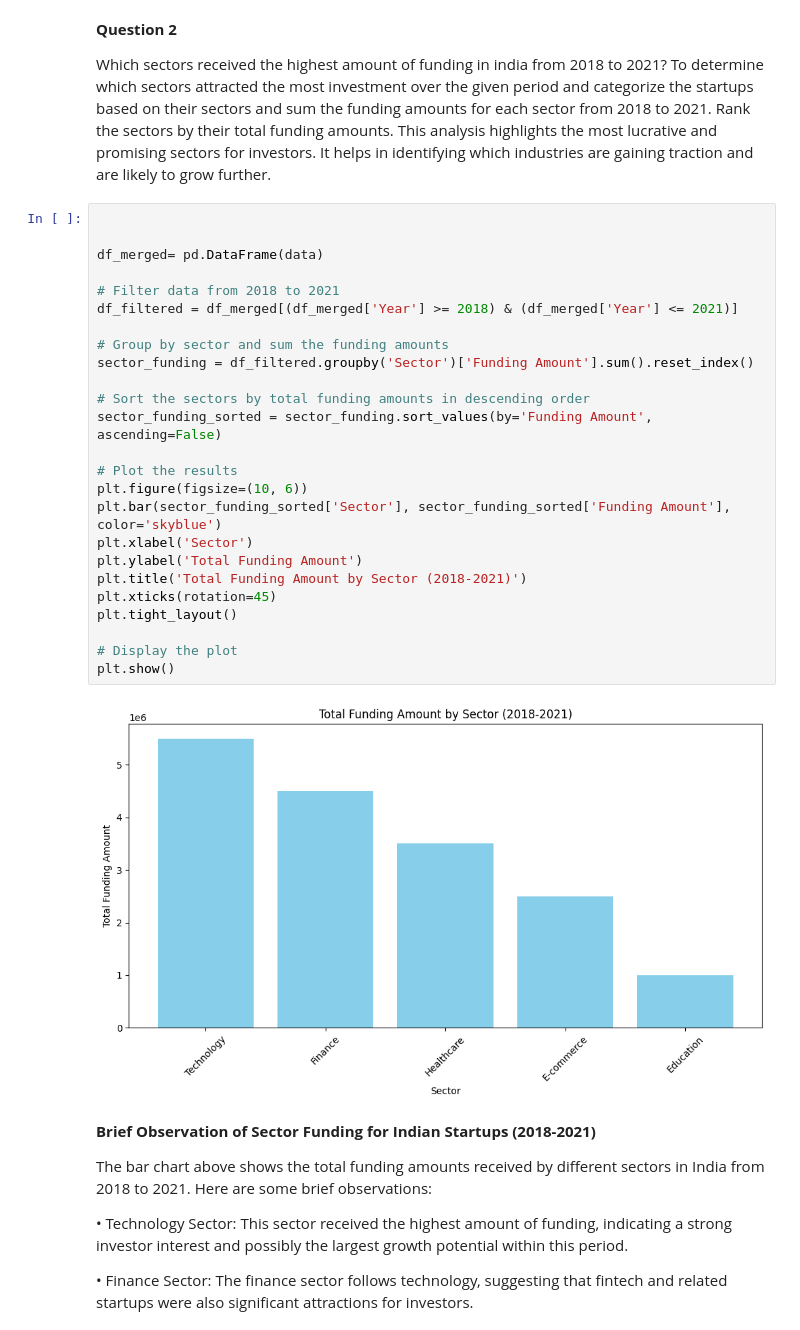
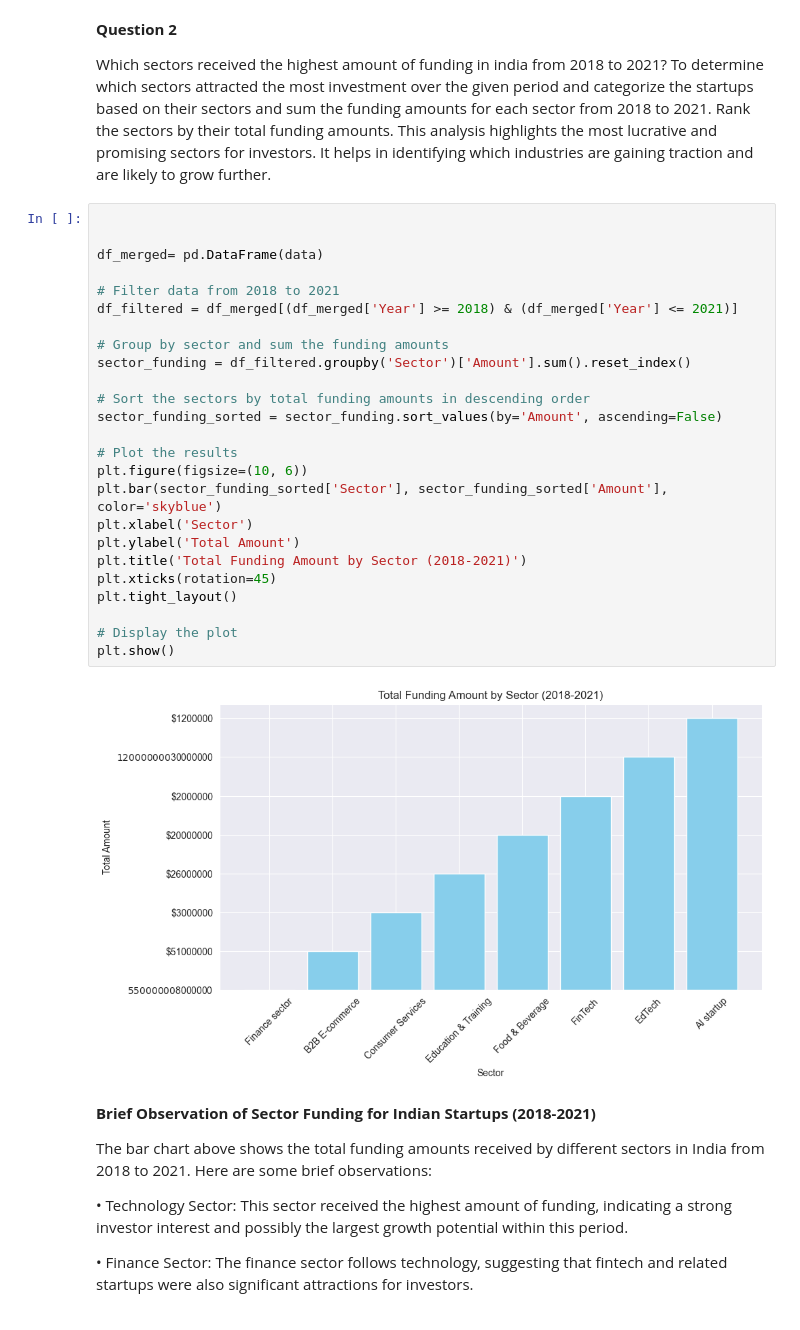
Before and after one commit to Wisdom-EdemD-rah/Indian-Startup-Ecosystem-Project, a Jupyter notebook: Notebooks/ISEP.ipynb, the cells around one changed output. Cells and saved outputs as stored; diff of their text form.

```diff
--- a/Notebooks/ISEP.ipynb
+++ b/Notebooks/ISEP.ipynb
@@ -2794,30 +2844,30 @@ To determine which sectors attracted the most investment over the given period a
 # %%
 
 
 df_merged= pd.DataFrame(data)
 
 # Filter data from 2018 to 2021
 df_filtered = df_merged[(df_merged['Year'] >= 2018) & (df_merged['Year'] <= 2021)]
 
 # Group by sector and sum the funding amounts
-sector_funding = df_filtered.groupby('Sector')['Funding Amount'].sum().reset_index()
+sector_funding = df_filtered.groupby('Sector')['Amount'].sum().reset_index()
 
 # Sort the sectors by total funding amounts in descending order
-sector_funding_sorted = sector_funding.sort_values(by='Funding Amount', ascending=False)
+sector_funding_sorted = sector_funding.sort_values(by='Amount', ascending=False)
 
 # Plot the results
 plt.figure(figsize=(10, 6))
-plt.bar(sector_funding_sorted['Sector'], sector_funding_sorted['Funding Amount'], color='skyblue')
+plt.bar(sector_funding_sorted['Sector'], sector_funding_sorted['Amount'], color='skyblue')
 plt.xlabel('Sector')
-plt.ylabel('Total Funding Amount')
+plt.ylabel('Total Amount')
 plt.title('Total Funding Amount by Sector (2018-2021)')
 plt.xticks(rotation=45)
 plt.tight_layout()
 
 # Display the plot
 plt.show()
 # %% [output]
-[figure, old version]
+[figure, new version]
 # %% [markdown]
 **Brief Observation of Sector Funding for Indian Startups (2018-2021)**
 
```
Also changed, not shown: parts of 22 cells of this notebook, 1 other file.
